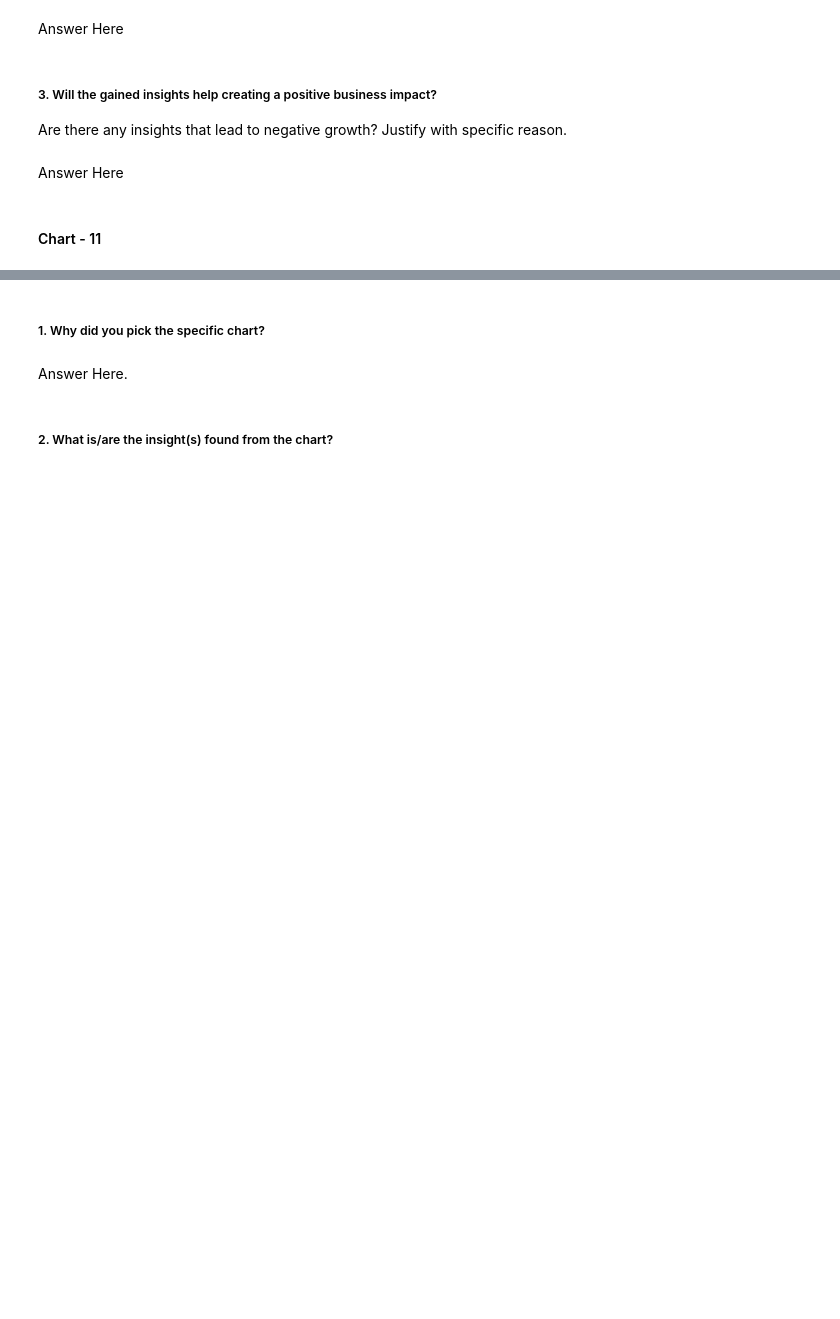
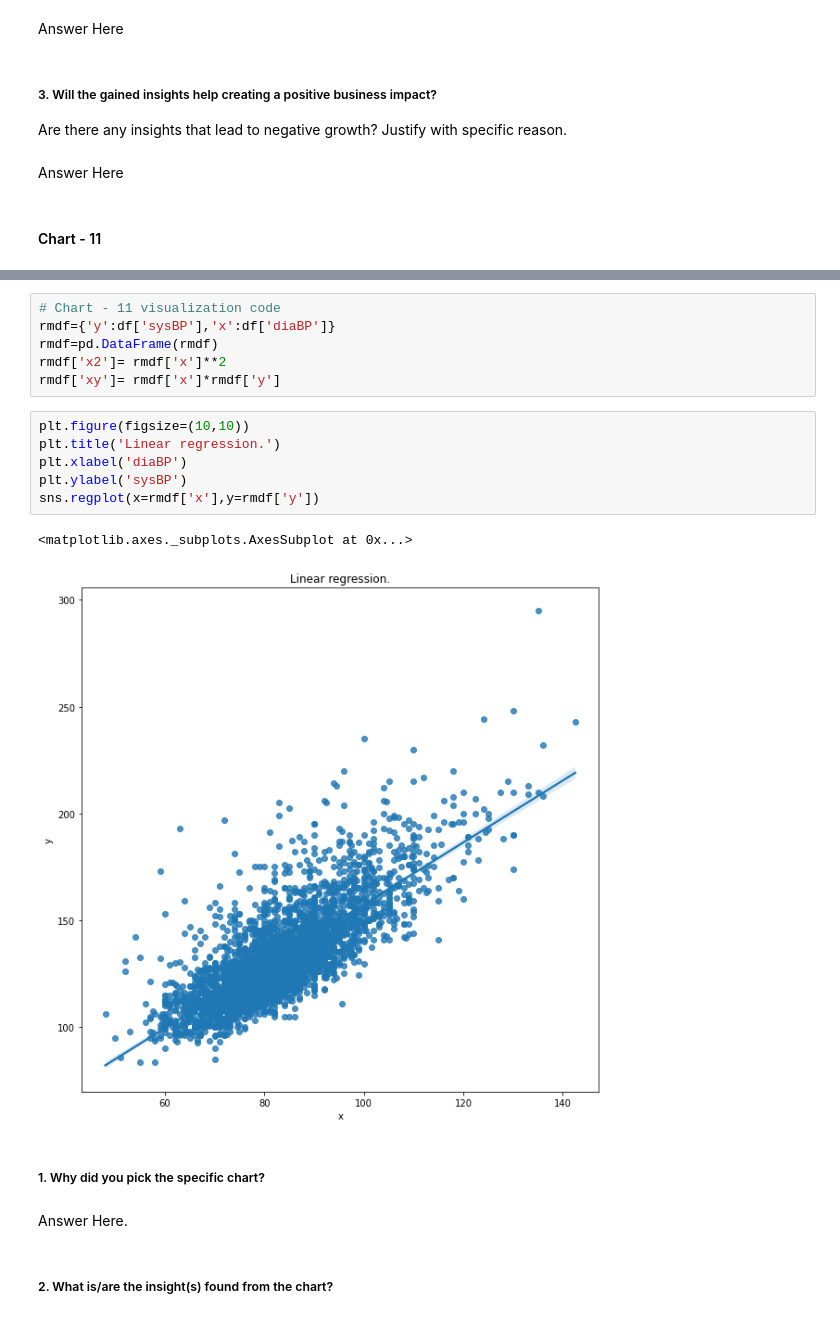
Before and after one commit to Bishawa/CardioVascularRiskPrediction, a Jupyter notebook: Cardiovascular_Risk_prediction.ipynb, the cells around one changed output, grey strips where cells are left out. Cells and saved outputs as stored; diff of their text form; blank space fills up the shorter version.

```diff
--- a/Cardiovascular_Risk_prediction.ipynb
+++ b/Cardiovascular_Risk_prediction.ipynb
@@ -566,3 +566,18 @@ sns.regplot(df['diaBP'], df['sysBP'], color='red')
+# %%
+# Chart - 11 visualization code
+rmdf={'y':df['sysBP'],'x':df['diaBP']}
+rmdf=pd.DataFrame(rmdf)
+rmdf['x2']= rmdf['x']**2
+rmdf['xy']= rmdf['x']*rmdf['y']
+# %%
+plt.figure(figsize=(10,10))
+plt.title('Linear regression.')
+plt.xlabel('diaBP')
+plt.ylabel('sysBP')
+sns.regplot(x=rmdf['x'],y=rmdf['y'])
+# %% [output]
+<matplotlib.axes._subplots.AxesSubplot at 0x...>
+[figure, added]
 # %% [markdown]
 ##### 1. Why did you pick the specific chart?
 # %% [markdown]
```
Also changed, not shown: parts of 24 cells of this notebook.
